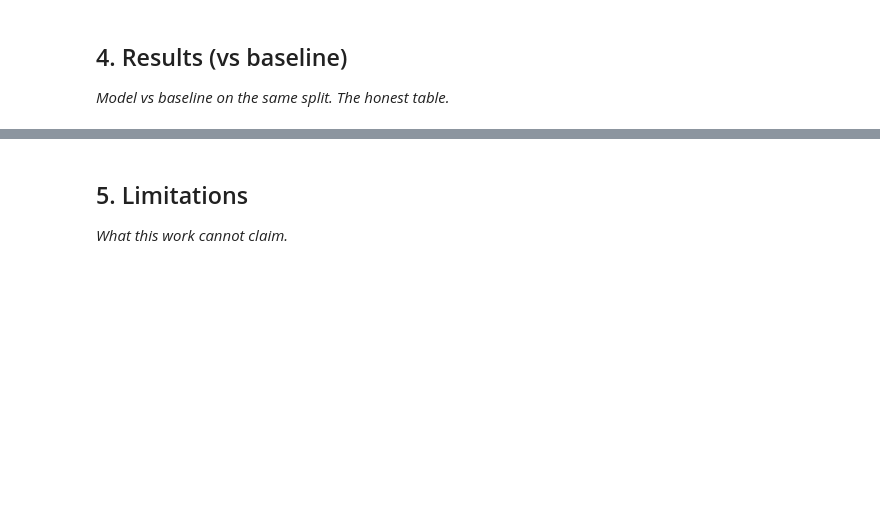
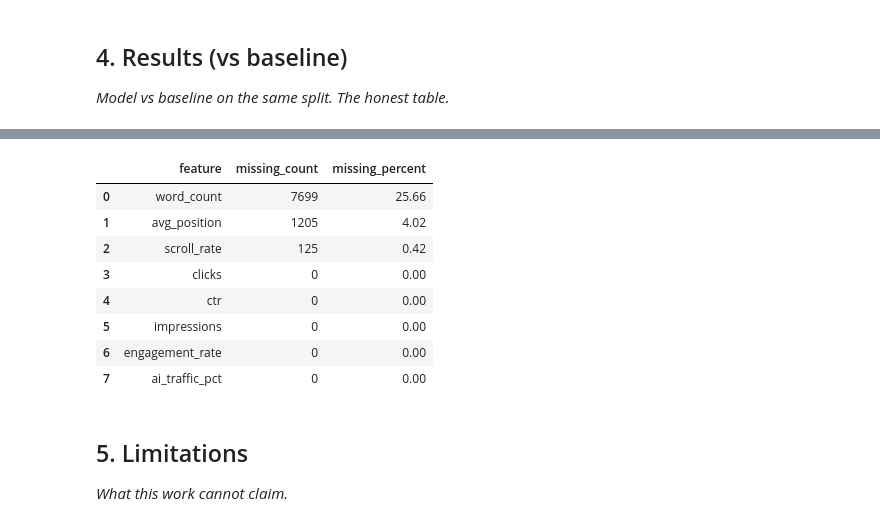
Before and after one commit to abdullahhashmi01/FlyRank-ML-Internship, a Jupyter notebook: work/notebooks/capstone.ipynb, the cells around one changed output, grey strips where cells are left out. Cells and saved outputs as stored; diff of their text form; code cells hidden in the pictures; blank space fills up the shorter version.

```diff
--- a/work/notebooks/capstone.ipynb
+++ b/work/notebooks/capstone.ipynb
@@ -25,3 +662,38 @@ This skeleton is yours to fill. Work the sections **in order** — each one has
+# %%
+missing_summary = pd.DataFrame({
+    "feature": final_features,
+    "missing_count": [
+        X[column].isna().sum()
+        for column in final_features
+    ],
+    "missing_percent": [
+        round(
+            X[column].isna().mean() * 100,
+            2
+        )
+        for column in final_features
+    ]
+})
+
+missing_summary = (
+    missing_summary.sort_values(
+        "missing_percent",
+        ascending=False
+    )
+    .reset_index(drop=True)
+)
+
+display(missing_summary)
+# %% [output]
+|  | feature | missing_count | missing_percent |
+| 0 | word_count | 7699 | 25.66 |
+| 1 | avg_position | 1205 | 4.02 |
+| 2 | scroll_rate | 125 | 0.42 |
+| 3 | clicks | 0 | 0.00 |
+| 4 | ctr | 0 | 0.00 |
+| 5 | impressions | 0 | 0.00 |
+| 6 | engagement_rate | 0 | 0.00 |
+| 7 | ai_traffic_pct | 0 | 0.00 |
 # %% [markdown]
 ## 5. Limitations
 
```
Also changed, not shown: parts of 15 cells of this notebook.
